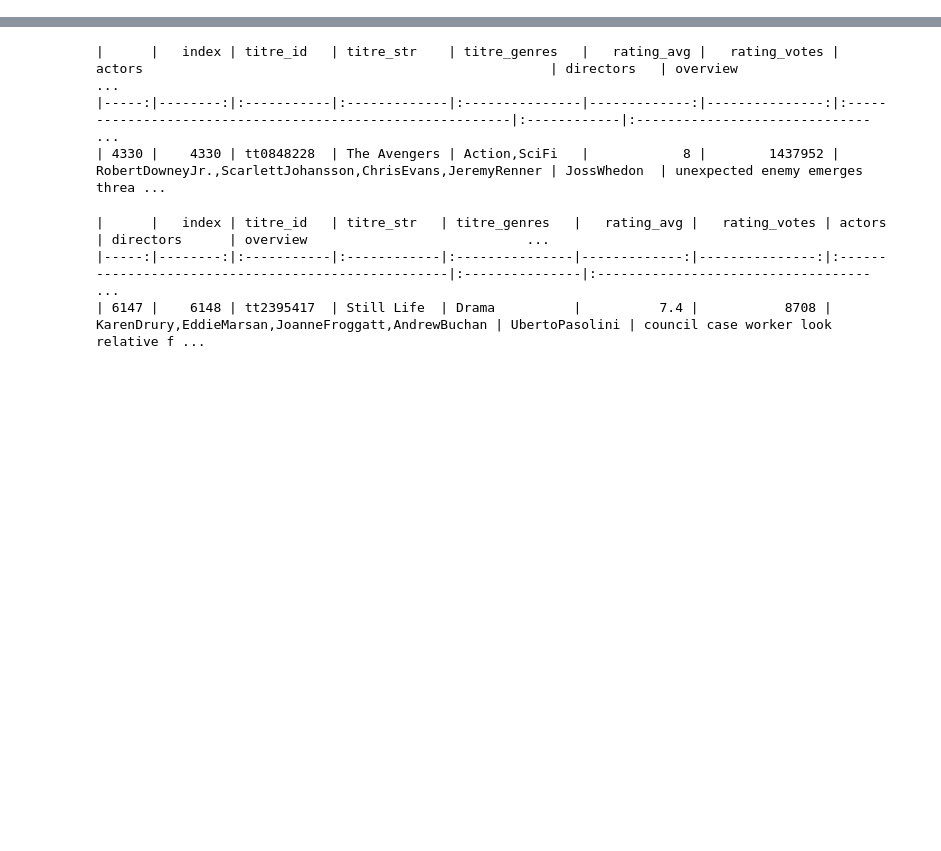
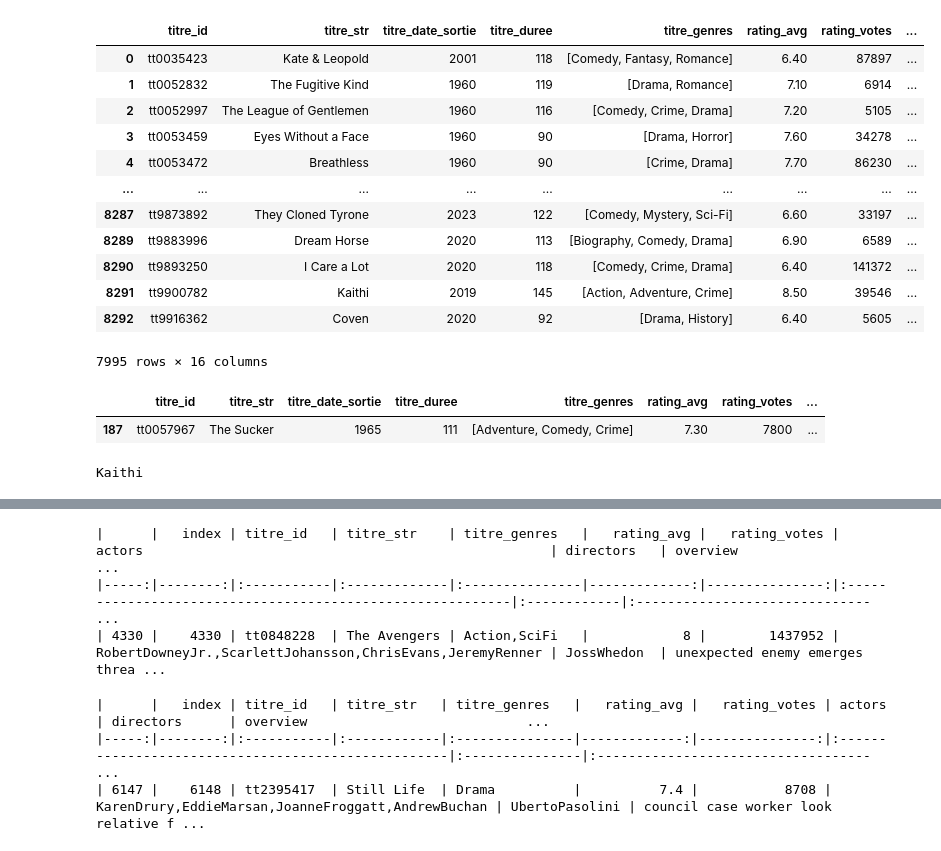
Before and after one commit to Morgan-DCL/project_2, a Jupyter notebook: ML.ipynb, the cells around one changed output, grey strips where cells are left out. Saved outputs shown, nothing was run; the diff lists cells and outputs as text; code cells hidden in the pictures; blank space fills up the shorter version.

```diff
--- a/ML.ipynb
+++ b/ML.ipynb
@@ -30,0 +21,3 @@ pd.set_option('display.max_columns', None)
+# %%
+tmd = import_datasets("clean_datasets/tmdb_full.parquet", "parquet")
+tmd1 = import_datasets("clean_datasets/movies_cleaned.parquet", "parquet")
@@ -31,3 +32,57 @@ pd.set_option('display.max_columns', None)
+# %%
+tmd1
+# %% [output]
+|  | titre_id | titre_str | titre_date_sortie | titre_duree | titre_genres | rating_avg | rating_votes | ... |
+| 0 | tt0035423 | Kate & Leopold | 2001 | 118 | [Comedy, Fantasy, Romance] | 6.40 | 87897 | ... |
+| 1 | tt0052832 | The Fugitive Kind | 1960 | 119 | [Drama, Romance] | 7.10 | 6914 | ... |
+| 2 | tt0052997 | The League of Gentlemen | 1960 | 116 | [Comedy, Crime, Drama] | 7.20 | 5105 | ... |
+| 3 | tt0053459 | Eyes Without a Face | 1960 | 90 | [Drama, Horror] | 7.60 | 34278 | ... |
+| 4 | tt0053472 | Breathless | 1960 | 90 | [Crime, Drama] | 7.70 | 86230 | ... |
+| ... | ... | ... | ... | ... | ... | ... | ... | ... |
+| 8287 | tt9873892 | They Cloned Tyrone | 2023 | 122 | [Comedy, Mystery, Sci-Fi] | 6.60 | 33197 | ... |
+| 8289 | tt9883996 | Dream Horse | 2020 | 113 | [Biography, Comedy, Drama] | 6.90 | 6589 | ... |
+| 8290 | tt9893250 | I Care a Lot | 2020 | 118 | [Comedy, Crime, Drama] | 6.40 | 141372 | ... |
+| 8291 | tt9900782 | Kaithi | 2019 | 145 | [Action, Adventure, Crime] | 8.50 | 39546 | ... |
+| 8292 | tt9916362 | Coven | 2020 | 92 | [Drama, History] | 6.40 | 5605 | ... |
+7995 rows × 16 columns
+# %%
+tmd1[tmd1["titre_id"].str.contains("tt0057967")]
+# %% [output]
+|  | titre_id | titre_str | titre_date_sortie | titre_duree | titre_genres | rating_avg | rating_votes | ... |
+| 187 | tt0057967 | The Sucker | 1965 | 111 | [Adventure, Comedy, Crime] | 7.30 | 7800 | ... |
+# %%
+import pandas as pd
+
+def is_latin(s: str) -> bool:
+    """
+    Vérifie si la chaîne est écrite en alphabet latin.
+    """
+    try:
+        s.encode('latin-1')
+    except UnicodeEncodeError:
+        return False
+    else:
+        return True
+
+
+def get_title(df: pd.DataFrame, title_id: str) -> str:
+    """
+    Retourne le titre original si écrit en alphabet latin, sinon le titre string.
+    """
+    titre_id = df[df['titre_id'] == title_id]
+    if titre_id.empty:
+        return "ID de titre non trouvé"
+
+    titre_og = titre_id.iloc[0]['original_title']
+    if is_latin(titre_og):
+        return titre_og
+    else:
+        return titre_id.iloc[0]['titre_str']
+
+titre_id = 'tt9900782'
+print(get_title(tmd1, titre_id))
+# %% [output]
+Kaithi
 # %%
 config = import_config()
 datas = GetDataframes(config)
```
Also changed, not shown: parts of 16 cells of this notebook, 4 other files.
